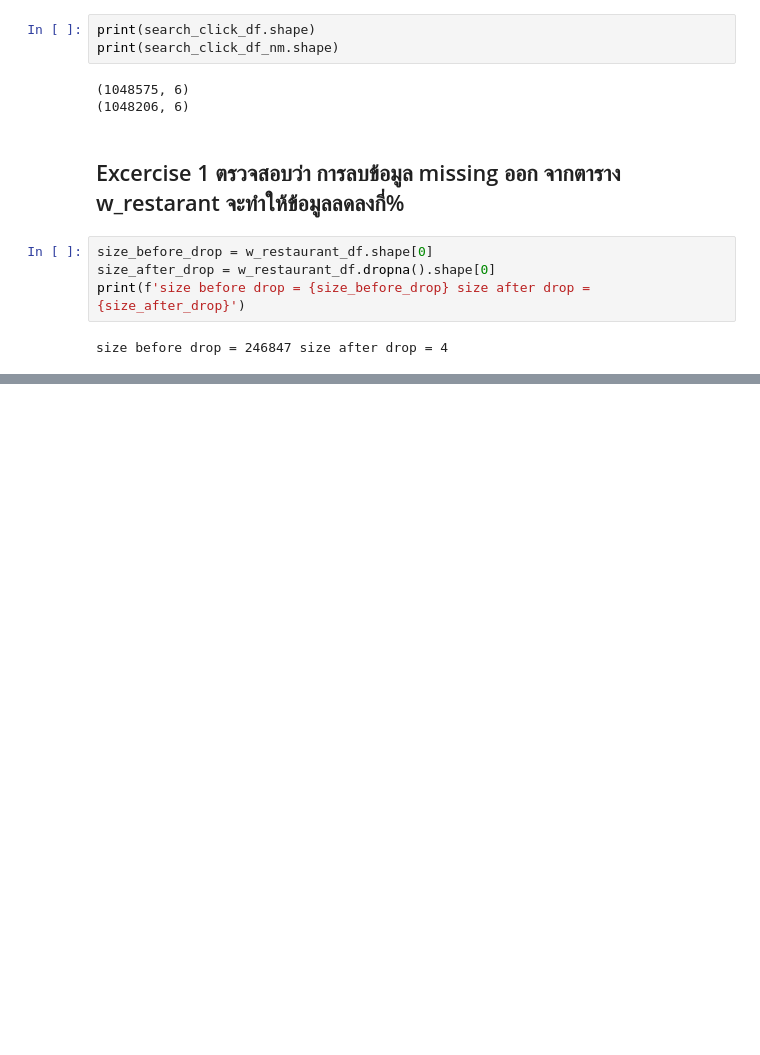
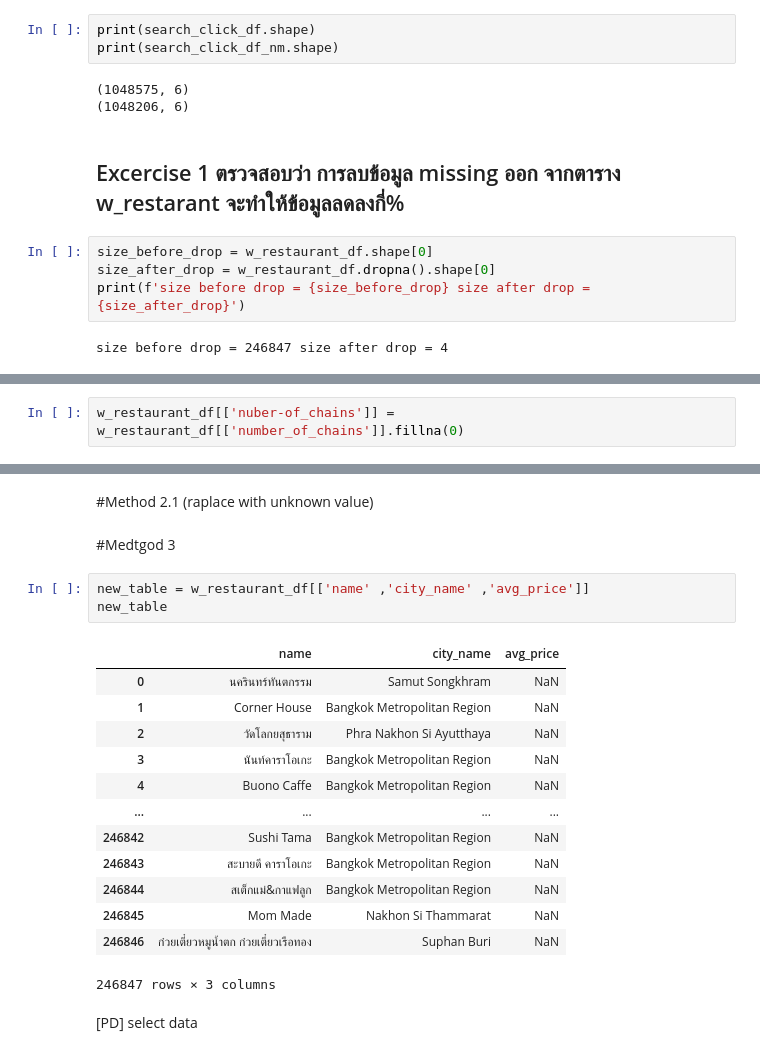
Before and after one commit to warisaaom/KKU_Data_Mining, a Jupyter notebook: Panda101.ipynb, the cells around one changed output, grey strips where cells are left out. Cells and saved outputs as stored; diff of their text form; blank space fills up the shorter version.

Commit message:
Fill missing method3

```diff
--- a/Panda101.ipynb
+++ b/Panda101.ipynb
@@ -147,0 +168,2 @@ size before drop = 246847 size after drop = 4
+# %%
+w_restaurant_df[['nuber-of_chains']] = w_restaurant_df[['number_of_chains']].fillna(0)
@@ -147,0 +190,23 @@ size before drop = 246847 size after drop = 4
+# %% [markdown]
+#Method 2.1 (raplace with unknown value)
+# %% [markdown]
+#Medtgod 3
+# %%
+new_table = w_restaurant_df[['name' ,'city_name' ,'avg_price']]
+new_table
+# %% [output]
+|  | name | city_name | avg_price |
+| 0 | นครินทร์ทันตกรรม | Samut Songkhram | NaN |
+| 1 | Corner House | Bangkok Metropolitan Region | NaN |
+| 2 | วัดโลกยสุธาราม | Phra Nakhon Si Ayutthaya | NaN |
+| 3 | นันท์คาราโอเกะ | Bangkok Metropolitan Region | NaN |
+| 4 | Buono Caffe | Bangkok Metropolitan Region | NaN |
+| ... | ... | ... | ... |
+| 246842 | Sushi Tama | Bangkok Metropolitan Region | NaN |
+| 246843 | สะบายดี คาราโอเกะ | Bangkok Metropolitan Region | NaN |
+| 246844 | สเต็กแม่&กาแฟลูก | Bangkok Metropolitan Region | NaN |
+| 246845 | Mom Made | Nakhon Si Thammarat | NaN |
+| 246846 | ก๋วยเตี๋ยวหมูน้ำตก ก๋วยเตี๋ยวเรือทอง | Suphan Buri | NaN |
+246847 rows × 3 columns
+# %% [markdown]
+[PD] select data
```
Also changed, not shown: parts of 28 cells of this notebook.
